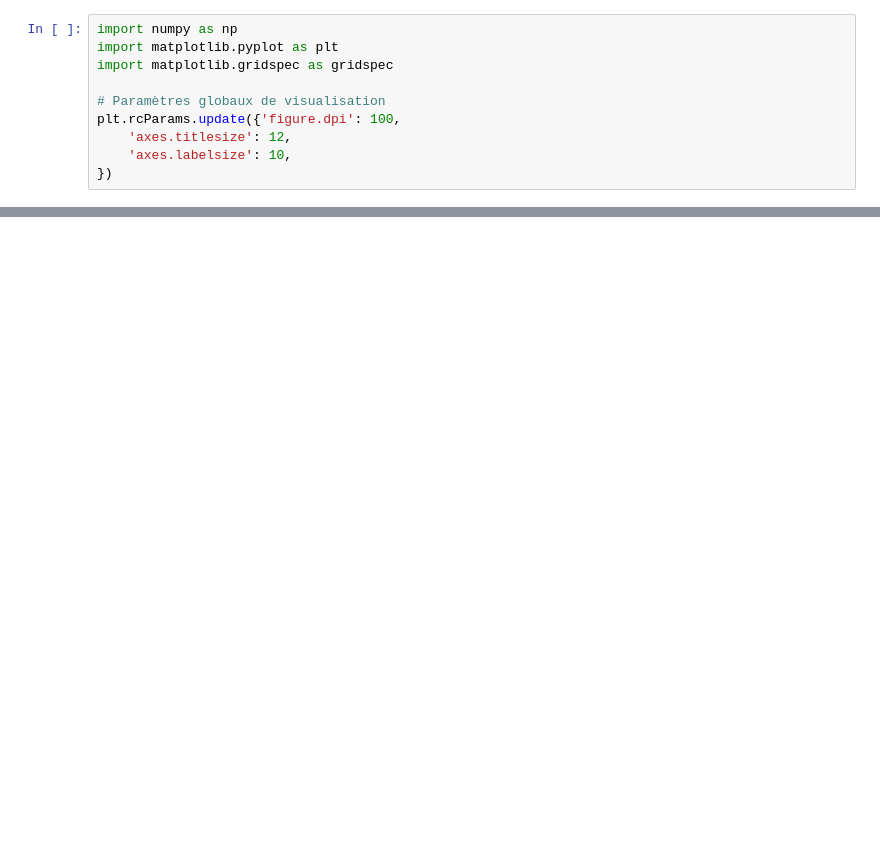
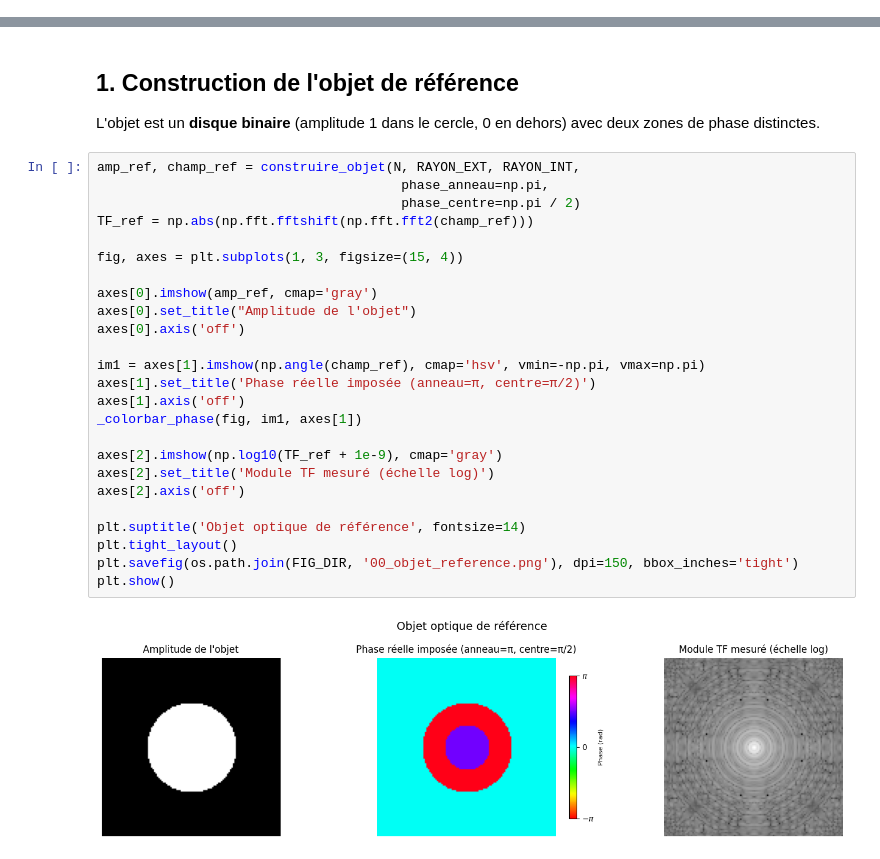
Before and after one commit to BibianaStumpf/phase-retrieval-gs, a Jupyter notebook: notebooks/gerchberg_saxton.ipynb, the cells around one changed output, grey strips where cells are left out. Drawn from its saved outputs; the diff is of its cells as text; blank space fills up the shorter version.

```diff
--- a/notebooks/gerchberg_saxton.ipynb
+++ b/notebooks/gerchberg_saxton.ipynb
@@ -61,10 +35,0 @@ L’idée est d’itérer entre le plan objet et le plan de Fourier, en imposant
-# %%
-import numpy as np
-import matplotlib.pyplot as plt
-import matplotlib.gridspec as gridspec
-
-# Paramètres globaux de visualisation
-plt.rcParams.update({'figure.dpi': 100,
-    'axes.titlesize': 12,
-    'axes.labelsize': 10,
-})
@@ -322,0 +75,31 @@ Des méthodes plus avancées (HIO, optimisation) sont nécessaires pour des cas
+# %% [markdown]
+## 1. Construction de l'objet de référence
+
+L'objet est un **disque binaire** (amplitude 1 dans le cercle, 0 en dehors) avec deux zones de phase distinctes.
+# %%
+amp_ref, champ_ref = construire_objet(N, RAYON_EXT, RAYON_INT,
+                                       phase_anneau=np.pi,
+                                       phase_centre=np.pi / 2)
+TF_ref = np.abs(np.fft.fftshift(np.fft.fft2(champ_ref)))
+
+fig, axes = plt.subplots(1, 3, figsize=(15, 4))
+
+axes[0].imshow(amp_ref, cmap='gray')
+axes[0].set_title("Amplitude de l'objet")
+axes[0].axis('off')
+
+im1 = axes[1].imshow(np.angle(champ_ref), cmap='hsv', vmin=-np.pi, vmax=np.pi)
+axes[1].set_title('Phase réelle imposée (anneau=π, centre=π/2)')
+axes[1].axis('off')
+_colorbar_phase(fig, im1, axes[1])
+
+axes[2].imshow(np.log10(TF_ref + 1e-9), cmap='gray')
+axes[2].set_title('Module TF mesuré (échelle log)')
+axes[2].axis('off')
+
+plt.suptitle('Objet optique de référence', fontsize=14)
+plt.tight_layout()
+plt.savefig(os.path.join(FIG_DIR, '00_objet_reference.png'), dpi=150, bbox_inches='tight')
+plt.show()
+# %% [output]
+[figure, added]
```
Also changed, not shown: parts of 30 cells of this notebook.
